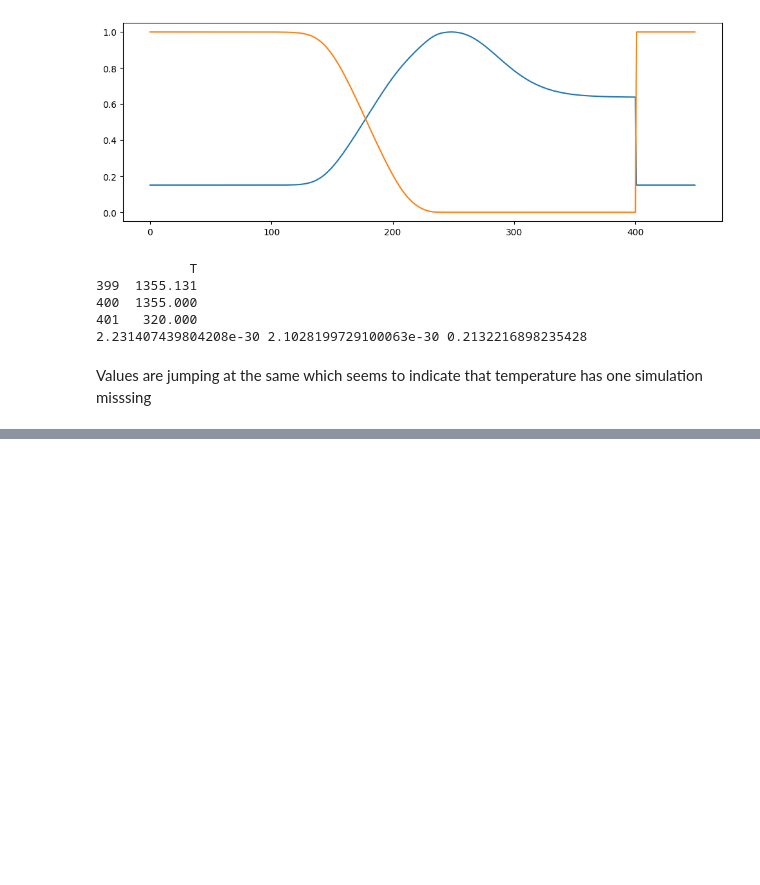
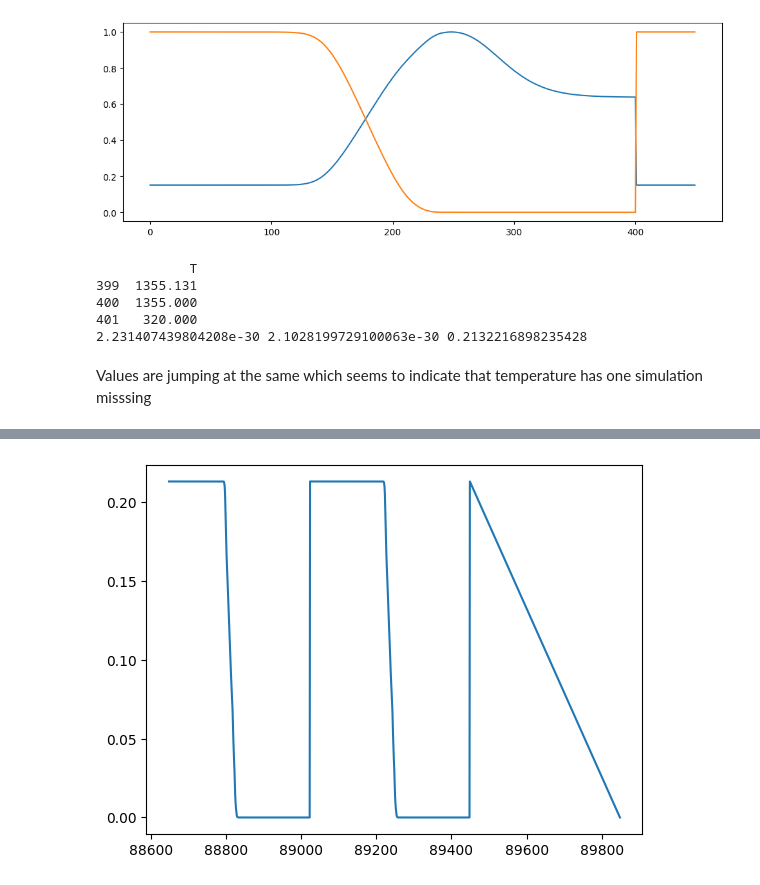
Before and after one commit to GregoireCorluy/Encoder-decoder-for-practical-ROM, a Jupyter notebook: analysis/2026-07-29-2-Explore-dataset-Malik-CFLF-2022.ipynb, the cells around one changed output, grey strips where cells are left out. Drawn from its saved outputs; the diff is of its cells as text; code cells hidden in the pictures; blank space fills up the shorter version.

```diff
--- a/analysis/2026-07-29-2-Explore-dataset-Malik-CFLF-2022.ipynb
+++ b/analysis/2026-07-29-2-Explore-dataset-Malik-CFLF-2022.ipynb
@@ -82,0 +101,5 @@ Values are jumping at the same which seems to indicate that temperature has one
+# %%
+plt.plot(data_state_space["CH4"][-1200:])
+plt.show()
+# %% [output]
+[figure, added]
```
Also changed, not shown: parts of 4 cells of this notebook, 4 other files.
